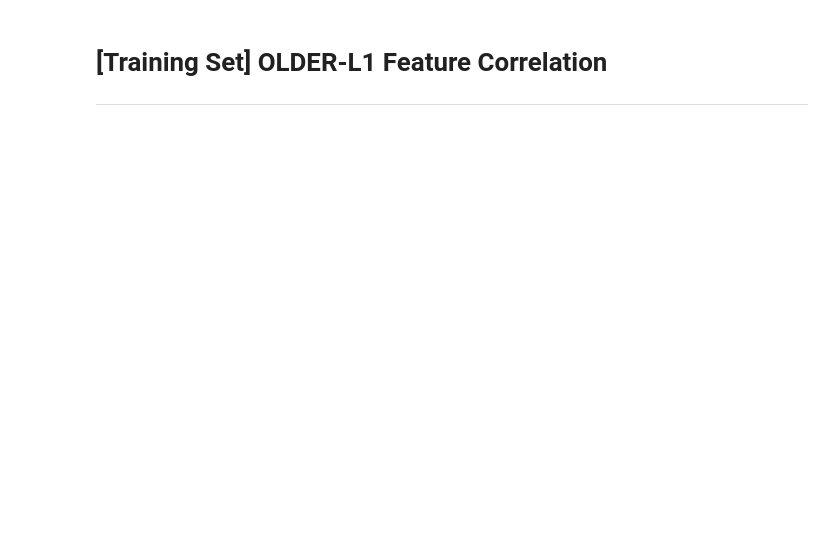
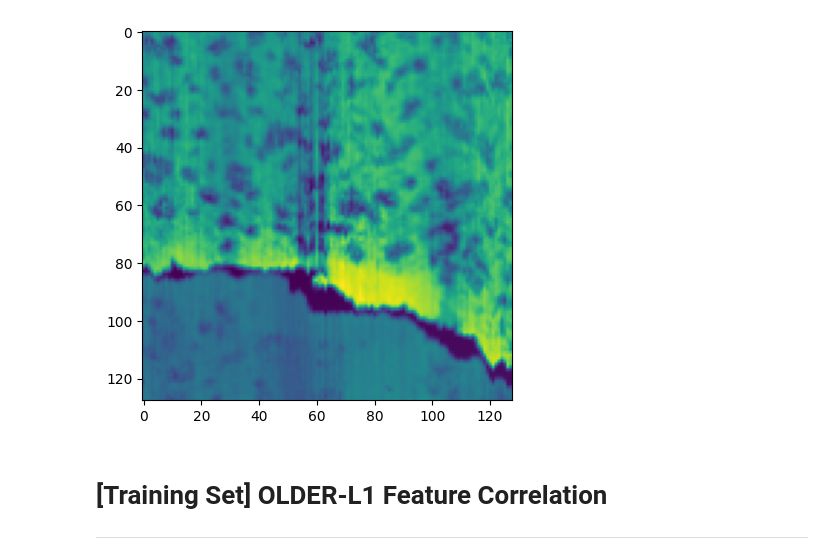
Before and after one commit to UNITES-Lab/sparse-cafm, a Jupyter notebook: _older_feature_importance.ipynb, the cells around one changed output. Cells and saved outputs as stored; diff of their text form; code cells hidden in the pictures; blank space fills up the shorter version.

```diff
--- a/_older_feature_importance.ipynb
+++ b/_older_feature_importance.ipynb
@@ -75,3 +156,7 @@ sample()
+# %%
+plt.imshow(scaled_img_down);
+# %% [output]
+[figure, added]
 # %% [markdown]
 # [Training Set] OLDER-L1 Feature Correlation
 ---
```
Also changed, not shown: parts of 13 cells of this notebook, 7 other files.
